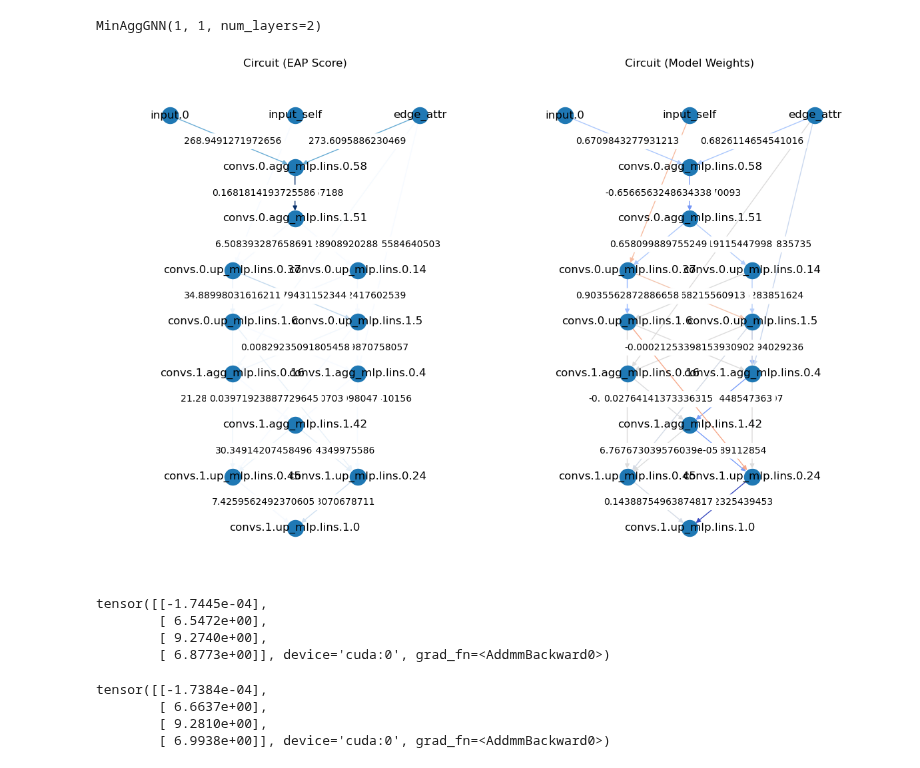
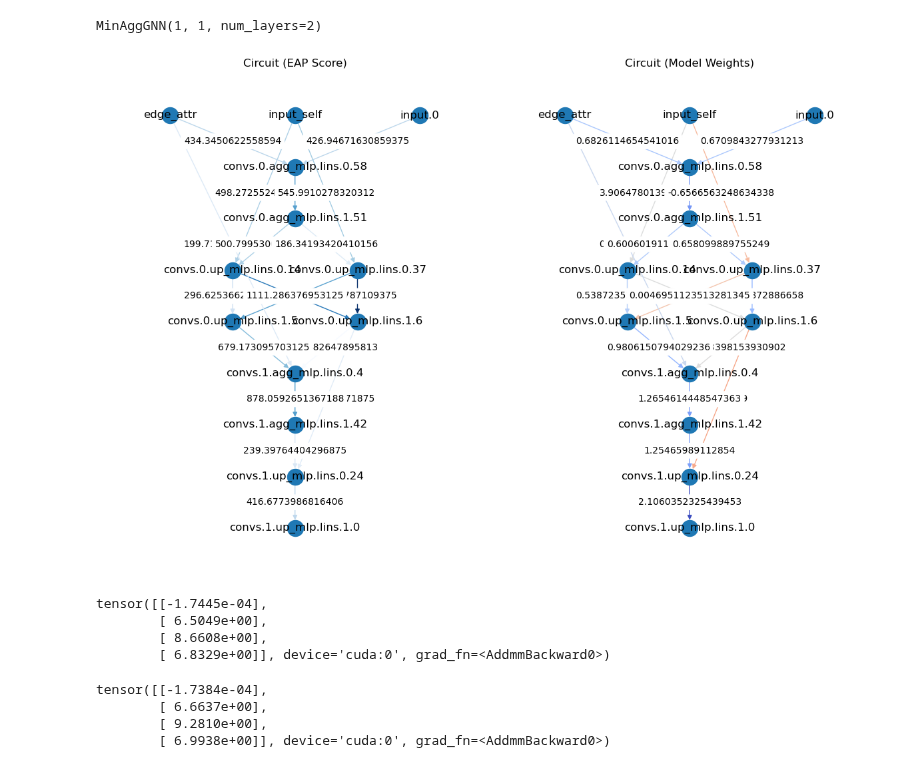
Before and after one commit to pnnl/MINAR, a Jupyter notebook: computation_graph_test.ipynb, the cells around one changed output. Saved outputs shown, nothing was run; the diff lists cells and outputs as text; code cells hidden in the pictures.

```diff
--- a/computation_graph_test.ipynb
+++ b/computation_graph_test.ipynb
@@ -46,53 +47,53 @@ G.calculate_scores(test_data, corrupted_data, criterion, which = 'EAP')
 # %%
-K = 12
-# C = Circuit(model, G, K=K, key='weight')
-C = Circuit(model, G, K=K, key='EAP')
+which = 'EAP-IG'
+K = 8
+C = Circuit(model, G, K=K, key=which)
 # %%
 fig, ax = plt.subplots(1, 2, figsize=(12, 8))
 c_pos = nx.multipartite_layout(C, subset_key='layer', align='horizontal')
 c_pos = {node: (x,-y) for (node, (x,y)) in c_pos.items()}
 
-circuit_edges, circuit_edge_scores = zip(*nx.get_edge_attributes(C,'EAP').items())
+circuit_edges, circuit_edge_scores = zip(*nx.get_edge_attributes(C,which).items())
 nx.draw(C, pos = c_pos, ax=ax[0],
         edgelist=circuit_edges,
         edge_color=circuit_edge_scores,
         edge_cmap=plt.cm.Blues,
         with_labels=True
         )
 nx.draw_networkx_edge_labels(C, pos = c_pos, ax=ax[0],
-                             edge_labels=nx.get_edge_attributes(C,'EAP'),
+                             edge_labels=nx.get_edge_attributes(C,which),
                              rotate=False)
 ax[0].set_title('Circuit (EAP Score)')
 
 _, circuit_edge_weights = zip(*nx.get_edge_attributes(C,'weight').items())
 abs_vmax = max(circuit_edge_weights, key=abs)
 nx.draw(C, pos = c_pos, ax=ax[1],
         edgelist = circuit_edges,
         edge_color = circuit_edge_weights,
         edge_cmap=plt.cm.coolwarm.reversed(),
         with_labels = True,
         edge_vmax = abs_vmax,
         edge_vmin = -abs_vmax
         )
 nx.draw_networkx_edge_labels(C, pos = c_pos, ax=ax[1],
                              edge_labels=nx.get_edge_attributes(C,'weight'),
                              rotate=False)
 ax[1].set_title('Circuit (Model Weights)')
 
 ax[0].margins(x=.2)
 ax[1].margins(x=.2)
 plt.tight_layout()
 # %% [output]
-[figure, old version]
+[figure, new version]
 # %%
 data = test_data[1]
 out = C.forward(data)
 out
 # %% [output]
 tensor([[-1.7445e-04],
-        [ 6.5472e+00],
-        [ 9.2740e+00],
-        [ 6.8773e+00]], device='cuda:0', grad_fn=<AddmmBackward0>)
+        [ 6.5049e+00],
+        [ 8.6608e+00],
+        [ 6.8329e+00]], device='cuda:0', grad_fn=<AddmmBackward0>)
 # %%
 model(data.x, data.edge_index, edge_attr = data.edge_attr)
 # %% [output]
```
Also changed, not shown: parts of 1 cell of this notebook, 2 other files.
